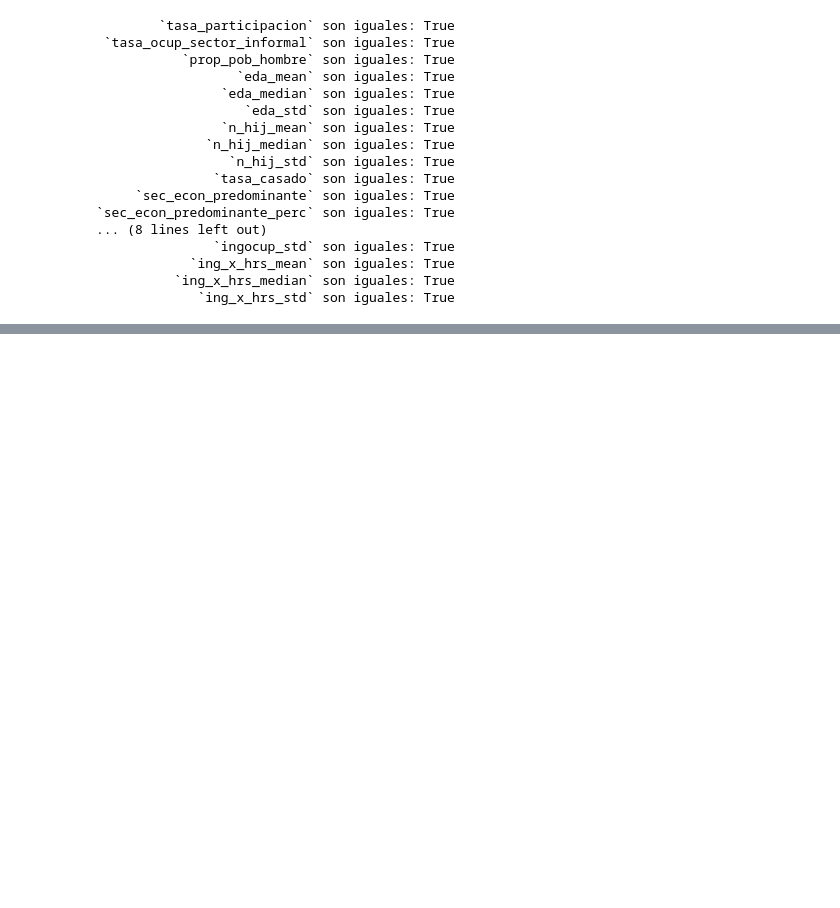
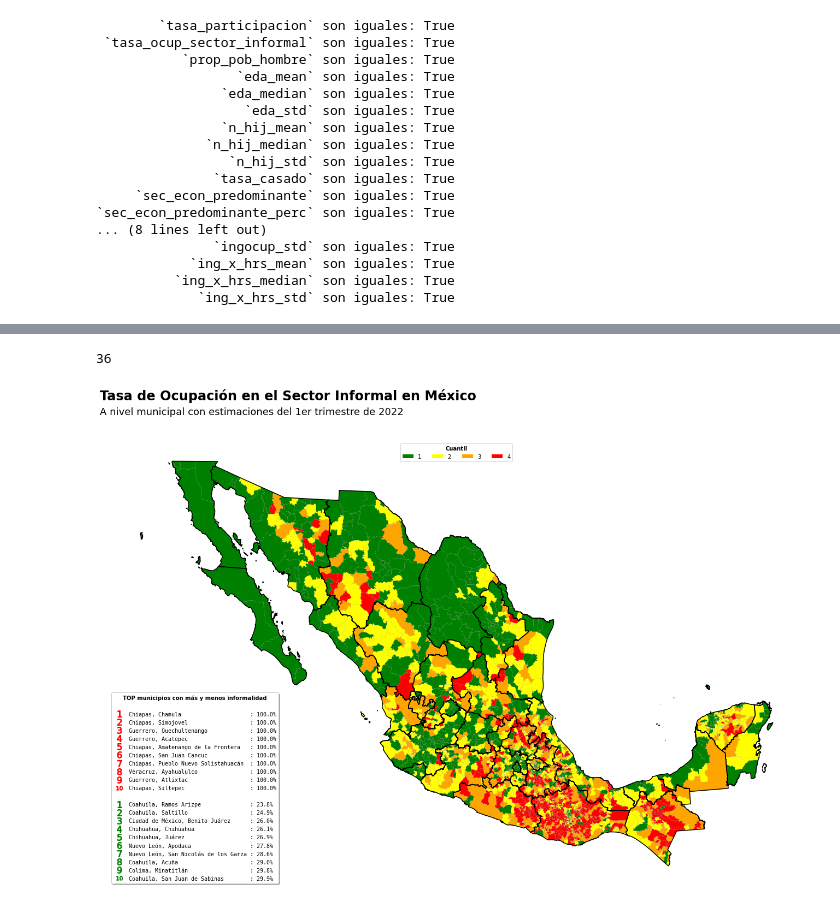
Before and after one commit to system-rowb/Data-Portfolio, a Jupyter notebook: Visualization/GEO_Informalidad_Mexico/GEO_Informalidad_Mexico.ipynb, the cells around one changed output, grey strips where cells are left out. Drawn from its saved outputs; the diff is of its cells as text; code cells hidden in the pictures; blank space fills up the shorter version.

Commit message:
Reestructura de promedio anual a solo trimestre 1; Se crea el primer mapa

```diff
--- a/Visualization/GEO_Informalidad_Mexico/GEO_Informalidad_Mexico.ipynb
+++ b/Visualization/GEO_Informalidad_Mexico/GEO_Informalidad_Mexico.ipynb
@@ -161,6 +164,8 @@ warnings.filterwarnings('ignore')
 # Lista para identificar un municipio junto con su entidad federativa
 LOC_INDEX = ['ent', 'mun']
 VAR_INT = LOC_INDEX + ['fac_tri', 'sex', 'eda', 'n_hij', 'e_con', 'rama_est1', 'anios_esc', 'hrsocup', 'ingocup', 'ing_x_hrs']
+TOP = 10
+# es_urbano_tri
 # %%
 def get_fac_value_aggfunc(df: pd.DataFrame, value: str, fac: str, aggfuncs: dict = {'mean': np.mean, 'median': np.median, 'std': np.std}):
     """Retorna los valores agregados de un valor con factor de expansión
@@ -1270,0 +1453,13 @@ for col in inform_all.columns:
+# %%
+# Crea una columna con los quantiles de la tasa de ocupación en el sector informal
+ilmm_geo['tasa_ocup_sector_informal_quantile'] = map_quantile(ilmm_geo['tasa_ocup_sector_informal'], 4)
+
+# Determina un diccionario con los colores de quantiles
+quantile_colors = {1.0:'green', 2.0:'yellow', 3.0:'orange', 4.0:'red', np.nan: 'lightgrey'}
+
+# Crea una columna con los colors de los quantiles
+ilmm_geo['tasa_ocup_sector_informal_quantile_c'] = ilmm_geo['tasa_ocup_sector_informal_quantile'].map(quantile_colors)
+# %%
+# Identifica el TOP 10 con menos tasa de ocupacion en el sector informal
+top_men_inform = ilmm_geo.sort_values('tasa_ocup_sector_informal', ascending = True).iloc[:TOP][['NOM_RESUM', 'tasa_ocup_sector_informal', 'tasa_ocup_sector_informal_quantile_c']]
+top_men_inform
@@ -1270,0 +1480,4 @@ for col in inform_all.columns:
+# %%
+# Identifica el TOP 10 con mayor tasa de ocupacion en el sector informal
+top_mas_inform = ilmm_geo.sort_values(['tasa_ocup_sector_informal', 'T15ymas'], ascending = False).iloc[:TOP][['NOM_RESUM', 'tasa_ocup_sector_informal', 'tasa_ocup_sector_informal_quantile_c']]
+top_mas_inform
@@ -1270,0 +1496,56 @@ for col in inform_all.columns:
+# %%
+# Obten la longitud máxima para tener un padding uniforme
+pad = len(max(pd.concat([top_mas_inform, top_men_inform])['NOM_RESUM'], key = len))
+pad
+# %% [output]
+36
+# %%
+fig ,ax = plt.subplots(figsize = (25, 15))
+
+# Plotea los limites de las entidades federativas
+ent.boundary.plot(color = 'black', ax = ax)
+
+# Muestra la tasa de ocupacion informal a nivel municipio
+ilmm_geo.plot('tasa_ocup_sector_informal_quantile', ax = ax, legend = True, legend_kwds = {'extend': 'max'},
+                edgecolors = 'grey', missing_kwds = {'color': 'red', 'alpha': 0.1}, linewidth = 0.1, color = ilmm_geo['tasa_ocup_sector_informal_quantile_c'])
+
+
+# Agrega una leyenda
+color_legend_elements = [
+    Patch(facecolor = color, label = f'{q:.0f}') for q, color in quantile_colors.items() if 'nan' not in f'{q}'
+]
+
+# Agrega la leyenda de colores
+color_legend = plt.legend(handles = color_legend_elements, title = 'Cuantil', title_fontproperties = {'weight': 'bold'}, ncol = 4, loc = 'upper center')
+ax.add_artist(color_legend)
+
+# Agrega una leyenda con los TOP
+top_mas_legend_elements = [
+    Line2D([], [], color = 'red', label = f"{row[1]['NOM_RESUM']:<{pad+1}}: {row[1]['tasa_ocup_sector_informal']:.1%}", marker = f'${ix}$', markersize = 12, linewidth = 0)
+    for ix, row in enumerate(top_mas_inform.iterrows(), start = 1)
+]
+
+top_men_legend_elements = [
+     Line2D([], [], color = row[1]['tasa_ocup_sector_informal_quantile_c'], label = f"{row[1]['NOM_RESUM']:<{pad+1}}: {row[1]['tasa_ocup_sector_informal']:.1%}", marker = f'${ix}$', markersize = 12, linewidth = 0)
+    for ix, row in enumerate(top_men_inform.iterrows(), start = 1)
+]
+
+top_legend_elements = [
+    Line2D([], [], color = 'white'), # padding
+    *top_mas_legend_elements,
+    Line2D([], [], color = 'white'), # padding
+    *top_men_legend_elements
+]
+
+# Agrega la leyenda
+plt.legend(handles = top_legend_elements, title = 'TOP municipios con más y menos informalidad', prop = {'family': 'monospace'}, title_fontproperties = {'weight': 'bold'},
+           loc = 'lower left', shadow = True)
+
+# Agrega título
+plt.figtext(0.15, 0.95, 'Tasa de Ocupación en el Sector Informal en México', weight = 'bold', size = 24, ha = 'left')
+plt.figtext(0.15, 0.925, 'A nivel municipal con estimaciones del 1er trimestre de 2022', size = 18, ha = 'left')
+
+# Apaga el axis
+_ = plt.axis('off')
+# %% [output]
+[figure, added]
```
Also changed, not shown: parts of 21 cells of this notebook.
